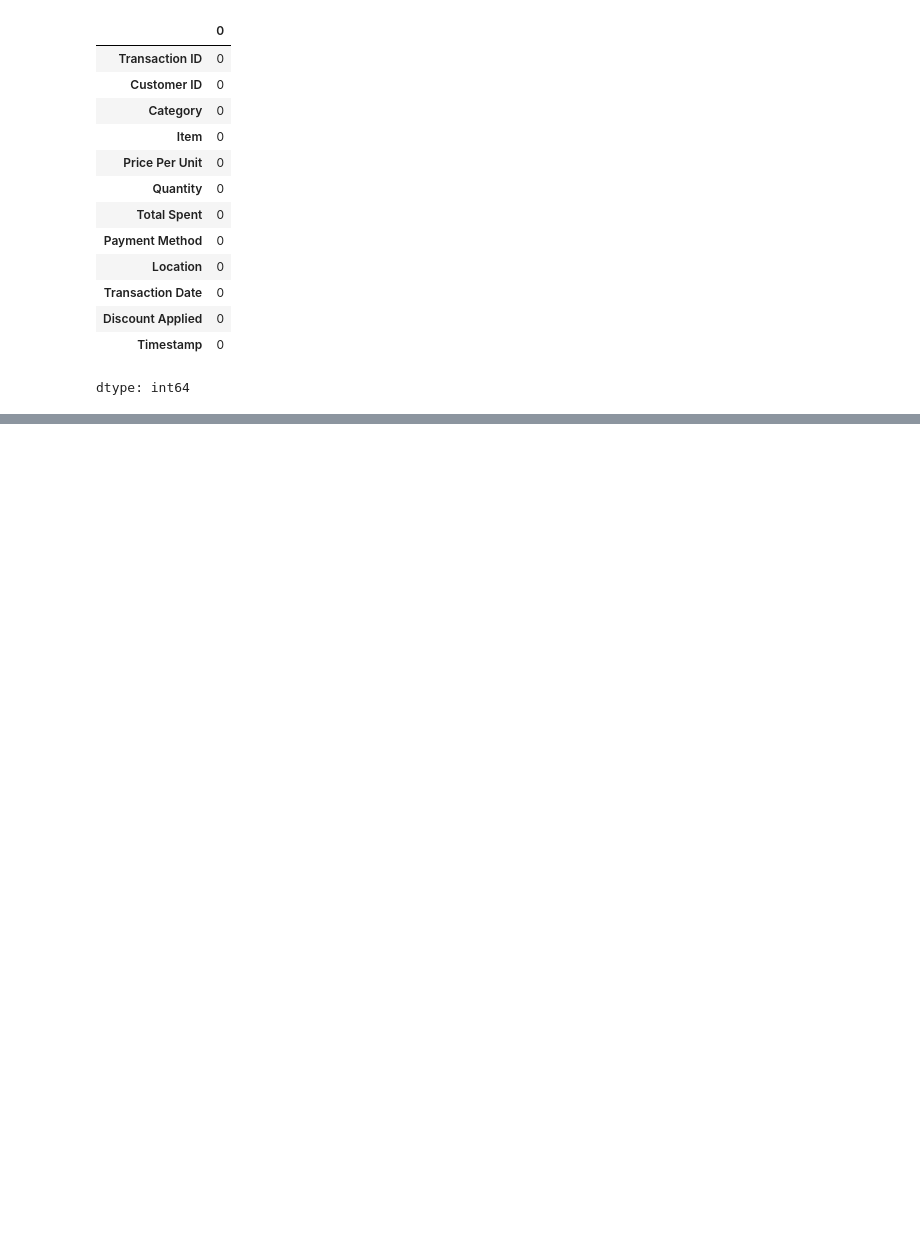
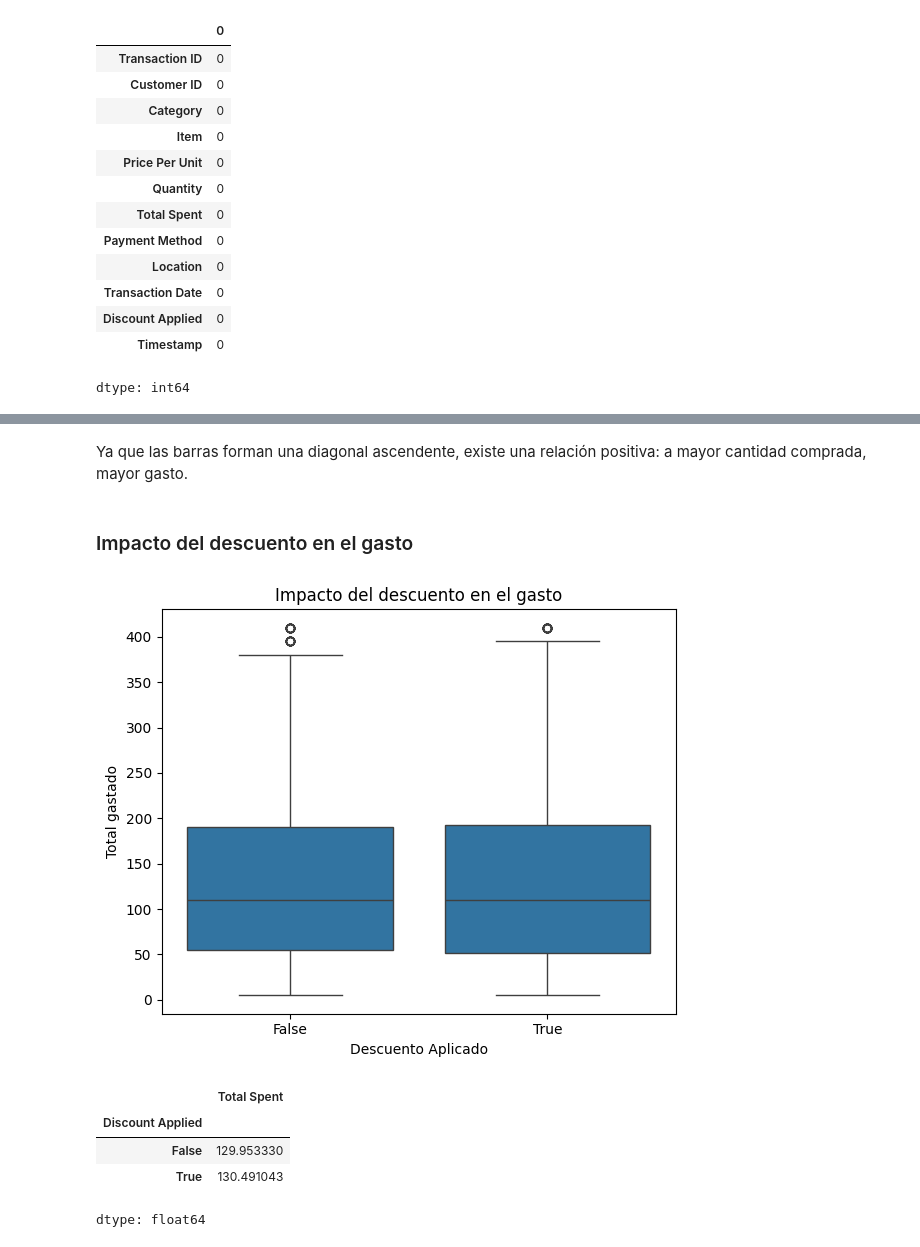
Before and after one commit to igcondor/SCY1101_Analisis_Semestral_2026, a Jupyter notebook: notebooks/01_analisis_exploratorio.ipynb, the cells around one changed output, grey strips where cells are left out. Drawn from its saved outputs; the diff is of its cells as text; code cells hidden in the pictures; blank space fills up the shorter version.

```diff
--- a/notebooks/01_analisis_exploratorio.ipynb
+++ b/notebooks/01_analisis_exploratorio.ipynb
@@ -345,0 +413,25 @@ dtype: int64
+# %% [markdown]
+Ya que las barras forman una diagonal ascendente, existe una relación positiva: a mayor cantidad comprada, mayor gasto.
+# %% [markdown]
+### Impacto del descuento en el gasto
+# %%
+plt.figure(figsize=(6, 5))
+sns.boxplot(
+    x='Discount Applied',
+    y='Total Spent',
+    data=df
+)
+plt.title('Impacto del descuento en el gasto')
+plt.xlabel('Descuento Aplicado', fontsize=10)
+plt.ylabel('Total gastado', fontsize=10)
+plt.tight_layout()
+plt.show()
+
+df.groupby('Discount Applied')['Total Spent'].mean()
+# %% [output]
+[figure, added]
+|  | Total Spent |
+| Discount Applied |  |
+| False | 129.953330 |
+| True | 130.491043 |
+dtype: float64
```
Also changed, not shown: parts of 22 cells of this notebook.
